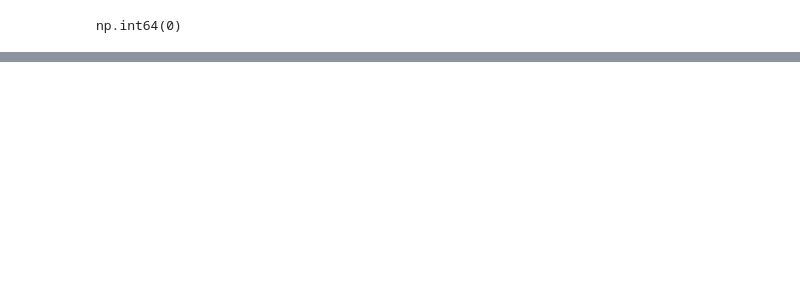
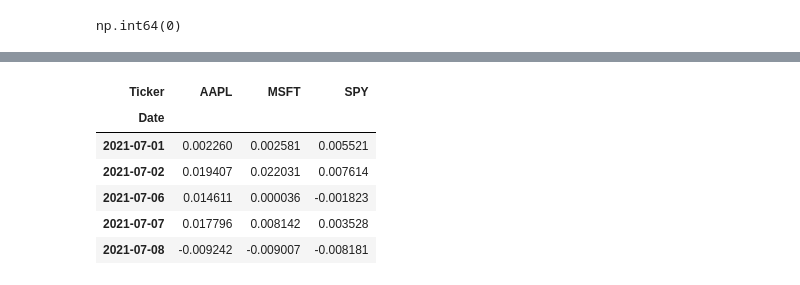
Before and after one commit to edusatyaki/SummerDrive, a Jupyter notebook: Cohort-3/Stock Market/Data Cleaning/Cleaned_Data_Stock_Marketing.ipynb, the cells around one changed output, grey strips where cells are left out. Saved outputs shown, nothing was run; the diff lists cells and outputs as text; code cells hidden in the pictures; blank space fills up the shorter version.

```diff
--- a/Cohort-3/Stock Market/Data Cleaning/Cleaned_Data_Stock_Marketing.ipynb
+++ b/Cohort-3/Stock Market/Data Cleaning/Cleaned_Data_Stock_Marketing.ipynb
@@ -89,3 +137,14 @@ data[price_cols].ffill()
+# %%
+log_returns = np.log(data["Close"] / data["Close"].shift(1)).dropna()
+log_returns.head()
+# %% [output]
+| Ticker | AAPL | MSFT | SPY |
+| Date |  |  |  |
+| 2021-07-01 | 0.002260 | 0.002581 | 0.005521 |
+| 2021-07-02 | 0.019407 | 0.022031 | 0.007614 |
+| 2021-07-06 | 0.014611 | 0.000036 | -0.001823 |
+| 2021-07-07 | 0.017796 | 0.008142 | 0.003528 |
+| 2021-07-08 | -0.009242 | -0.009007 | -0.008181 |
 # %%
 data.columns
 # %% [output]
```
Also changed, not shown: parts of 25 cells of this notebook, 2 other files.
